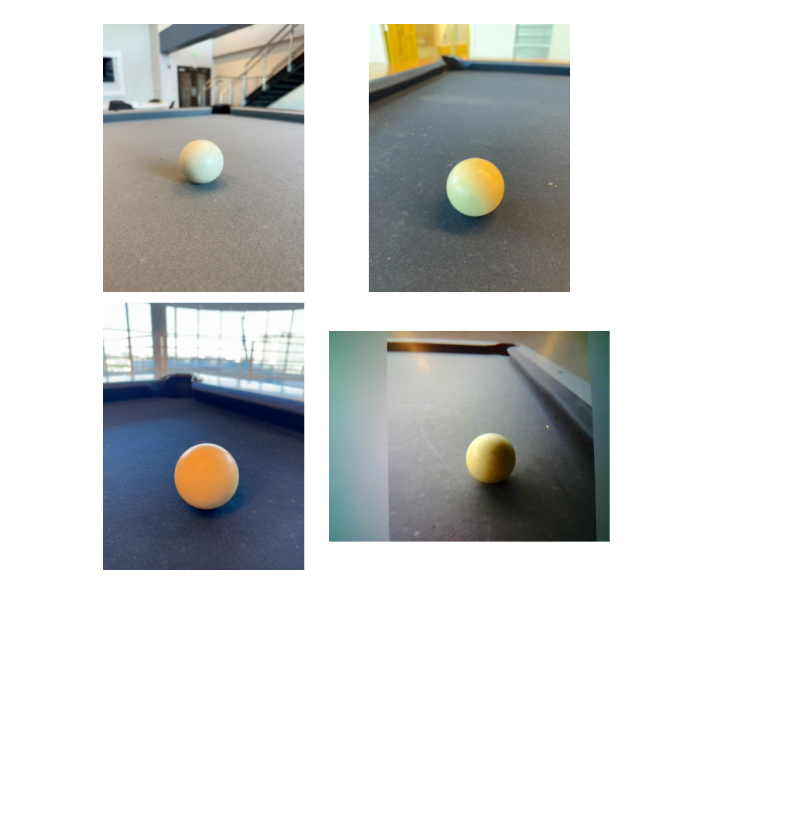
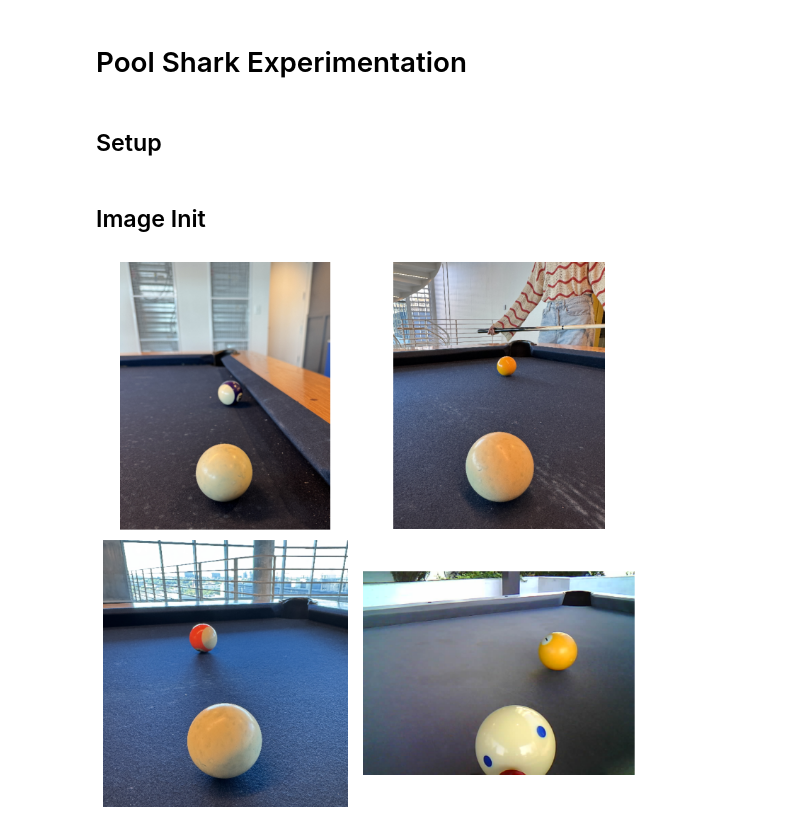
Before and after one commit to psoneji3/PoolShark, a Jupyter notebook: images.ipynb, the cells around one changed output. Saved outputs shown, nothing was run; the diff lists cells and outputs as text; code cells hidden in the pictures; blank space fills up the shorter version.

```diff
--- a/images.ipynb
+++ b/images.ipynb
@@ -1,3 +1,7 @@
+# %% [markdown]
+# Pool Shark Experimentation
+# %% [markdown]
+## Setup
 # %%
 import matplotlib.pyplot as plt
 from roboflow import Roboflow
@@ -22,18 +29,24 @@ def display_images_grid(images, grid_size=(2, 2), figsize=(8, 8)):
 
     plt.tight_layout()
     plt.show()
+# %% [markdown]
+## Image Init
 # %%
-image_paths = ['Images/5.JPG', 'Images/6.JPG', 'Images/7.JPG', 'Images/10.JPG']
+# for cue ball in
+# image_paths = ['Images/5.JPG', 'Images/6.JPG', 'Images/7.JPG', 'Images/8.JPG']
+# for cut shots
+image_paths = ['Images/1.JPG', 'Images/3.JPG', 'Images/4.JPG', 'esp32_cam_image.JPG']
+
 raw_images = []
 resized_images = []
 
 for path in image_paths:
     image = cv2.imread(path)
     raw_images.append(cv2.cvtColor(image, cv2.COLOR_BGR2RGB))
     image_height, image_width = image.shape[:2]
     resized_image = cv2.resize(image, (500, int(500 * image_height / image_width)))
     resized_images.append(cv2.cvtColor(resized_image, cv2.COLOR_BGR2RGB))
 
 display_images_grid(resized_images, grid_size=(2, 2))
 # %% [output]
-[figure, old version]
+[figure, new version]
```
Also changed, not shown: parts of 9 cells of this notebook, 3 other files.
